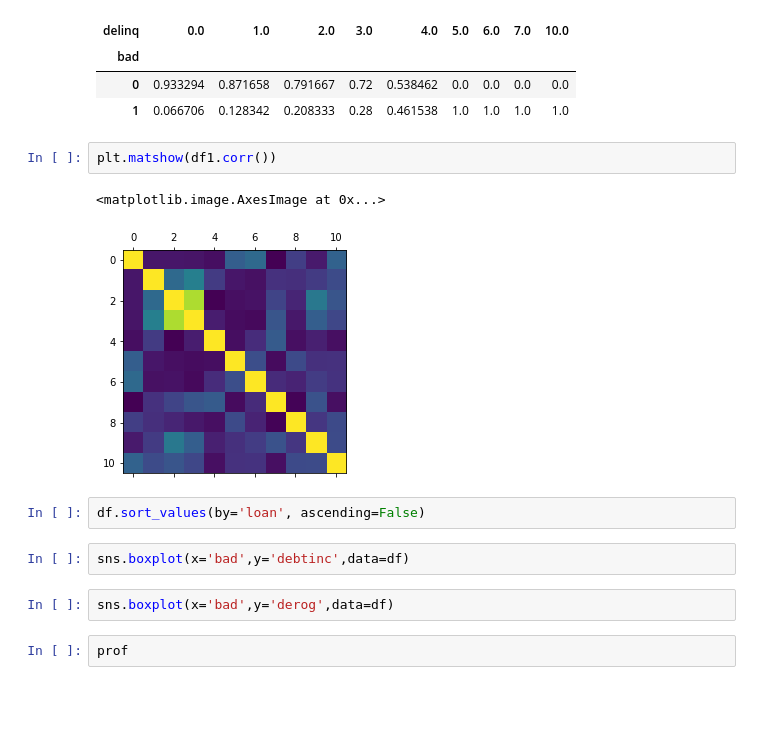
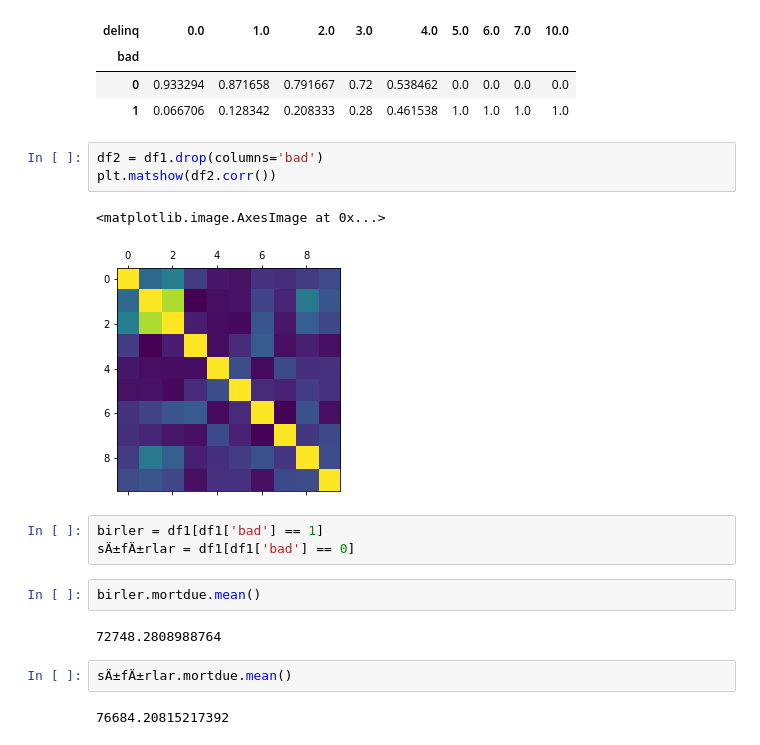
Before and after one commit to Kodluyoruz-Ankara-Veri-Bilimi/assignment-BerkeAtalay, a Jupyter notebook: Hmelq-Hw-Code.ipynb, the cells around one changed output. Cells and saved outputs as stored; diff of their text form; blank space fills up the shorter version.

```diff
--- a/Hmelq-Hw-Code.ipynb
+++ b/Hmelq-Hw-Code.ipynb
@@ -140,16 +139,20 @@ pd.crosstab(df1['bad'], columns=df1['delinq'], normalize='columns')
 | bad |  |  |  |  |  |  |  |  |  |
 | 0 | 0.933294 | 0.871658 | 0.791667 | 0.72 | 0.538462 | 0.0 | 0.0 | 0.0 | 0.0 |
 | 1 | 0.066706 | 0.128342 | 0.208333 | 0.28 | 0.461538 | 1.0 | 1.0 | 1.0 | 1.0 |
-# %%
-plt.matshow(df1.corr())
-# %% [output]
-<matplotlib.image.AxesImage at 0x...>
-[figure, removed]
-# %%
-df.sort_values(by='loan', ascending=False)
-# %%
-sns.boxplot(x='bad',y='debtinc',data=df)
-# %%
-sns.boxplot(x='bad',y='derog',data=df)
-# %%
-prof
+# %%
+df2 = df1.drop(columns='bad')
+plt.matshow(df2.corr())
+# %% [output]
+<matplotlib.image.AxesImage at 0x...>
+[figure, added]
+# %%
+birler = df1[df1['bad'] == 1]
+sÄ±fÄ±rlar = df1[df1['bad'] == 0]
+# %%
+birler.mortdue.mean()
+# %% [output]
+72748.2808988764
+# %%
+sÄ±fÄ±rlar.mortdue.mean()
+# %% [output]
+76684.20815217392
```
Also changed, not shown: parts of 9 cells of this notebook.
